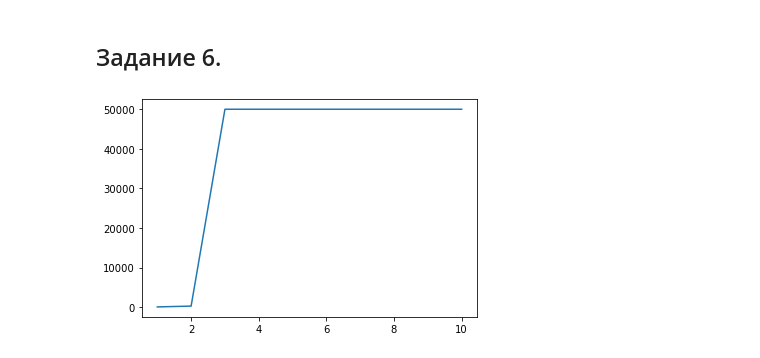
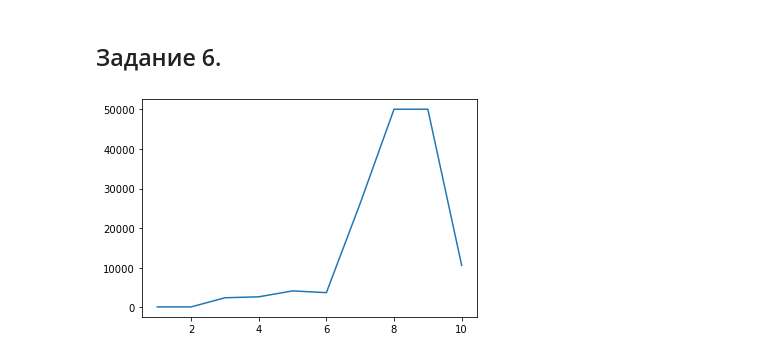
Before and after one commit to alexanderlvarfolomeev/meth-opt-1, a Jupyter notebook: methopts-01.ipynb, the cells around one changed output. Saved outputs shown, nothing was run; the diff lists cells and outputs as text; code cells hidden in the pictures.

Commit message:
Task 06 fix

```diff
--- a/methopts-01.ipynb
+++ b/methopts-01.ipynb
@@ -56,6 +56,6 @@ Parabaloic: K=1.0 with 1000 steps
 # %% [markdown]
 ## Задание 6.
 # %%
-grad.test_task6(ods.StepByStep(), 50000, 1e-7)
+grad.test_task6(ods.GoldSplit(), 50000, 1e-5)
 # %% [output]
-[figure, old version]
+[figure, new version]
```
Also changed, not shown: 1 other file.
